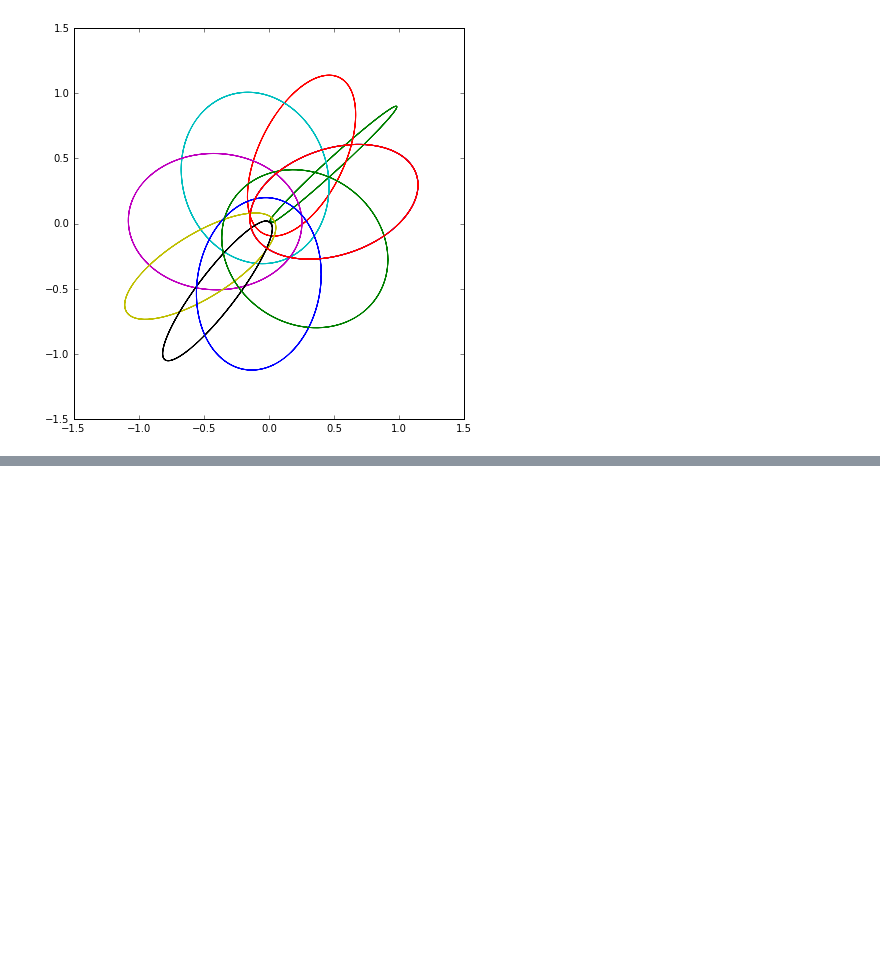
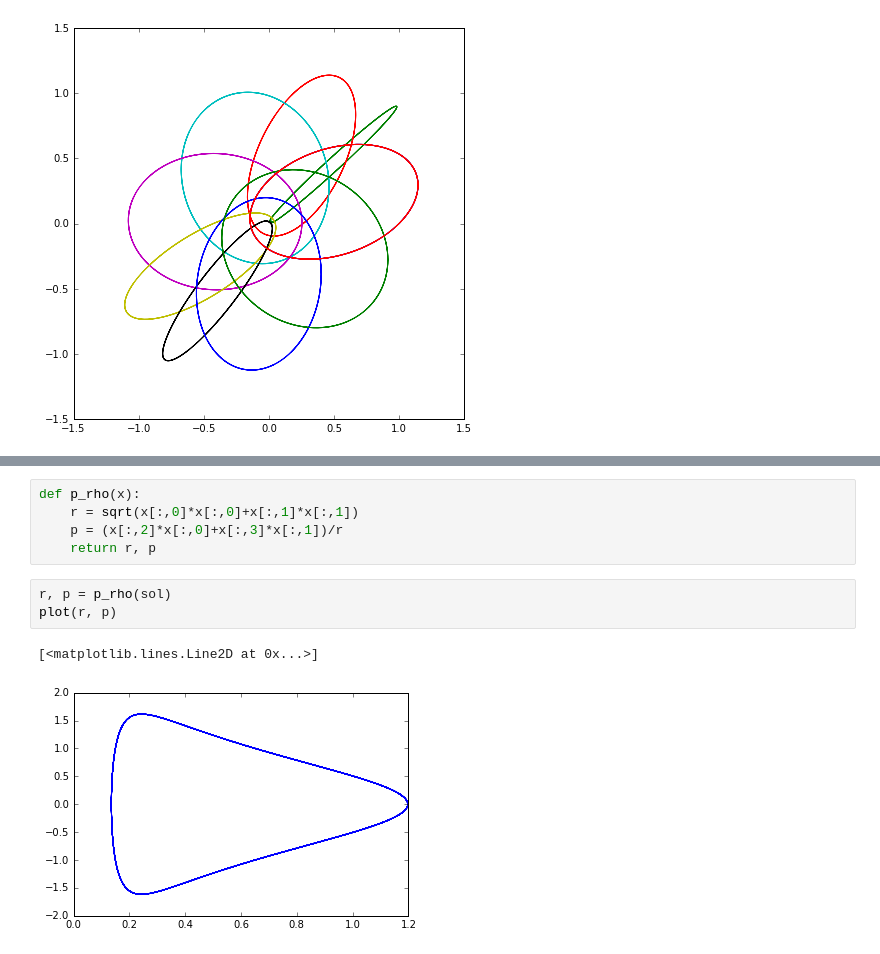
Before and after one commit to diegohdzrjk/Fisica-Computacional-2017-1, a Jupyter notebook: Raices del oscilador y poincare.ipynb, the cells around one changed output, grey strips where cells are left out. Saved outputs shown, nothing was run; the diff lists cells and outputs as text; blank space fills up the shorter version.

```diff
--- a/Raices del oscilador y poincare.ipynb
+++ b/Raices del oscilador y poincare.ipynb
@@ -119,0 +135,11 @@ for ang in linspace(0, 2*pi, 10):
+# %%
+def p_rho(x):
+    r = sqrt(x[:,0]*x[:,0]+x[:,1]*x[:,1])
+    p = (x[:,2]*x[:,0]+x[:,3]*x[:,1])/r
+    return r, p
+# %%
+r, p = p_rho(sol)
+plot(r, p)
+# %% [output]
+[<matplotlib.lines.Line2D at 0x...>]
+[figure, added]
```
Also changed, not shown: parts of 3 cells of this notebook, 1 other file.
